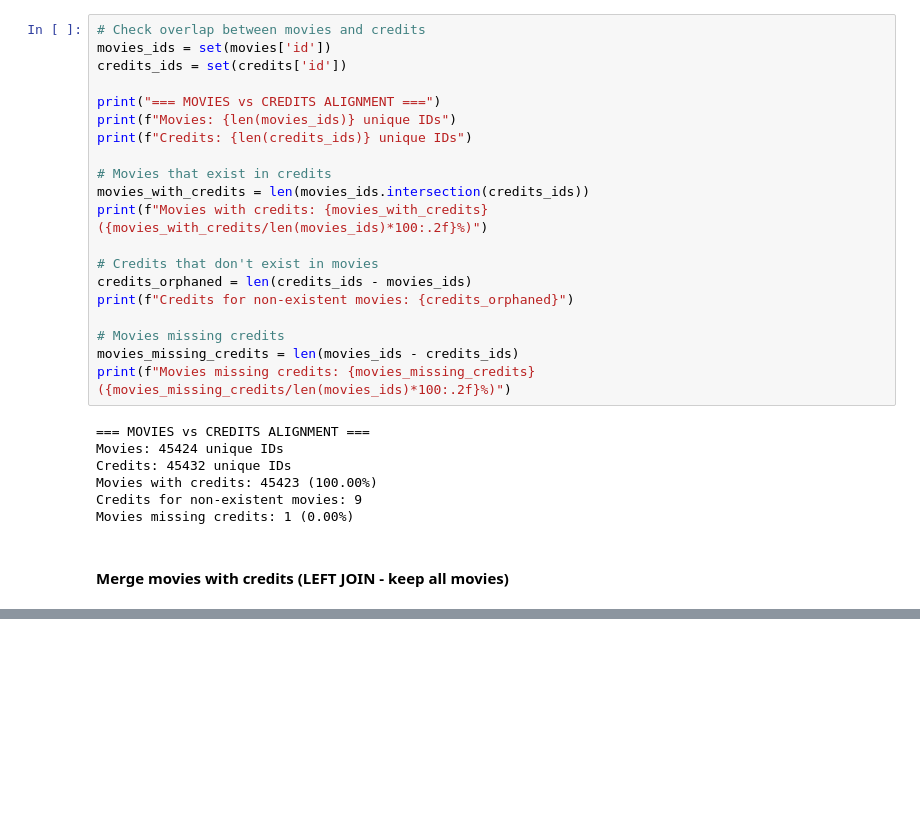
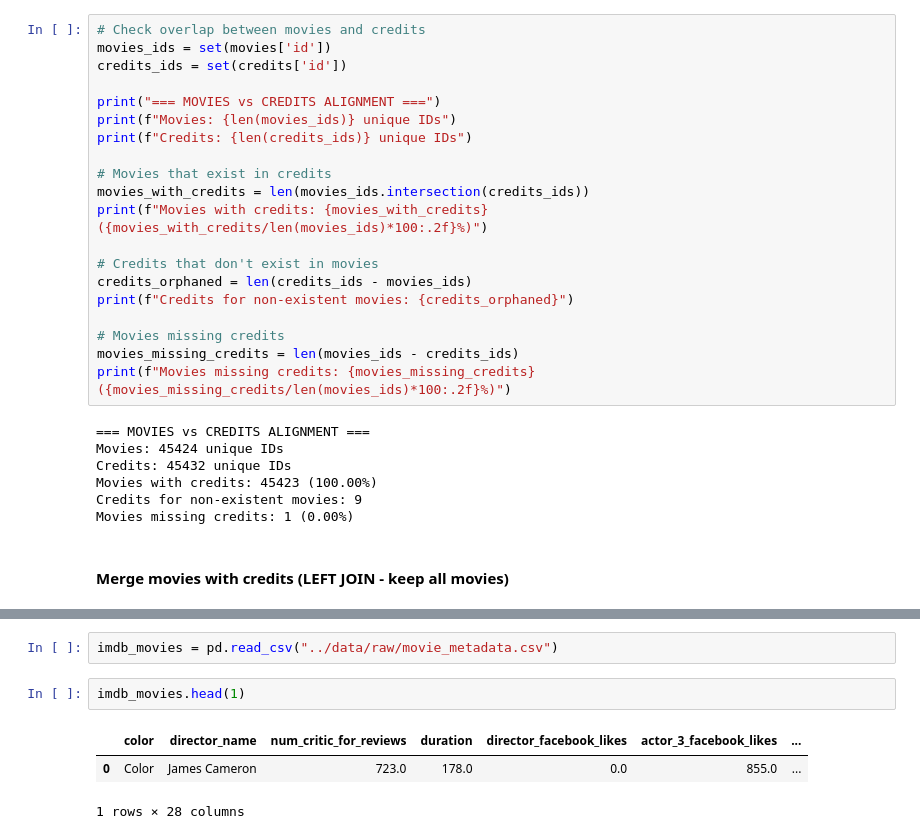
Before and after one commit to Thomasayanfeoluwa/Movie-Hybrid-Recommendation-System, a Jupyter notebook: notebooks/01_data_ingestion_eda.ipynb, the cells around one changed output, grey strips where cells are left out. Cells and saved outputs as stored; diff of their text form; blank space fills up the shorter version.

```diff
--- a/notebooks/01_data_ingestion_eda.ipynb
+++ b/notebooks/01_data_ingestion_eda.ipynb
@@ -545,0 +575,8 @@ print(f"Writer: {toy_story['writers'].iloc[0]}")
+# %%
+imdb_movies = pd.read_csv("../data/raw/movie_metadata.csv")
+# %%
+imdb_movies.head(1)
+# %% [output]
+|  | color | director_name | num_critic_for_reviews | duration | director_facebook_likes | actor_3_facebook_likes | ... |
+| 0 | Color | James Cameron | 723.0 | 178.0 | 0.0 | 855.0 | ... |
+1 rows × 28 columns
```
Also changed, not shown: parts of 15 cells of this notebook.
